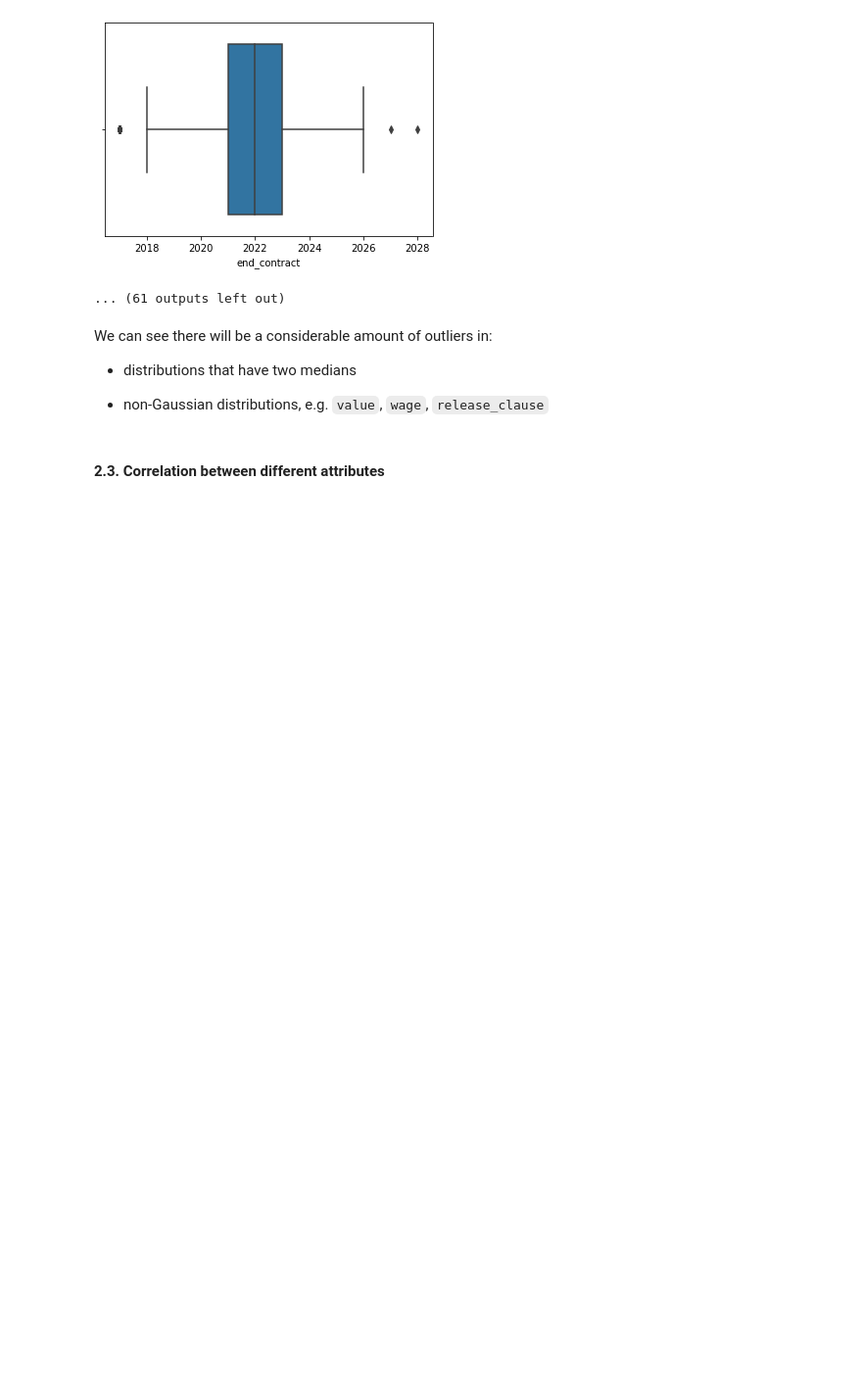
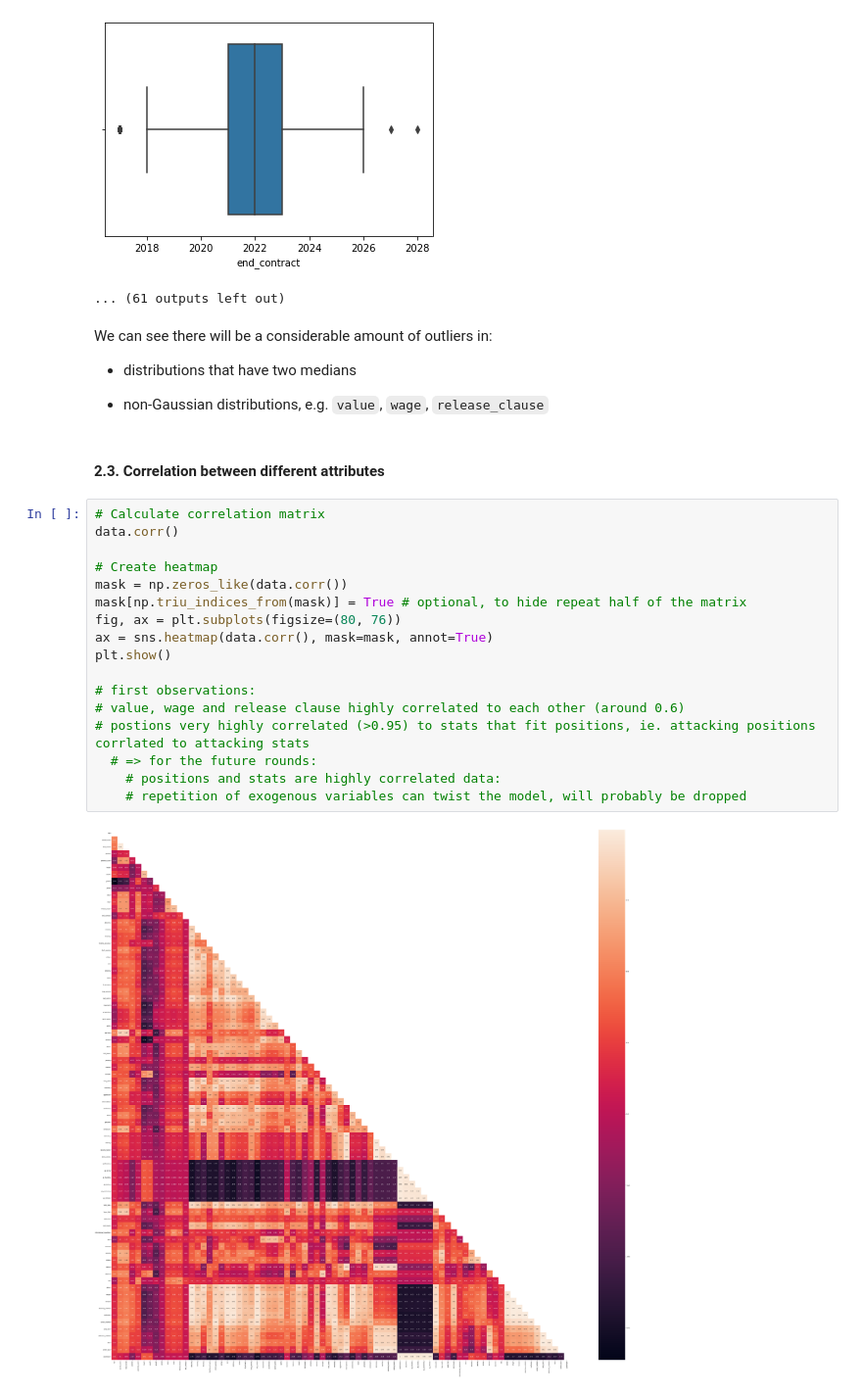
Before and after one commit to sabinagio/data_mid_bootcamp_project_FIFA_MoneyBall, a Jupyter notebook: mini-project.ipynb, the cells around one changed output. Shown at 98% size. Cells and saved outputs as stored; diff of their text form; blank space fills up the shorter version.

```diff
--- a/mini-project.ipynb
+++ b/mini-project.ipynb
@@ -699,3 +709,22 @@ We can see there will be a considerable amount of outliers in:
 * non-Gaussian distributions, e.g. `value`, `wage`, `release_clause`
 # %% [markdown]
 #### 2.3. Correlation between different attributes
+# %%
+# Calculate correlation matrix
+data.corr()
+
+# Create heatmap
+mask = np.zeros_like(data.corr())
+mask[np.triu_indices_from(mask)] = True # optional, to hide repeat half of the matrix
+fig, ax = plt.subplots(figsize=(80, 76))
+ax = sns.heatmap(data.corr(), mask=mask, annot=True)
+plt.show()
+
+# first observations:
+# value, wage and release clause highly correlated to each other (around 0.6)
+# postions very highly correlated (>0.95) to stats that fit positions, ie. attacking positions corrlated to attacking stats
+  # => for the future rounds:
+    # positions and stats are highly correlated data:
+    # repetition of exogenous variables can twist the model, will probably be dropped
+# %% [output]
+[figure, added]
```
Also changed, not shown: parts of 8 cells of this notebook.
